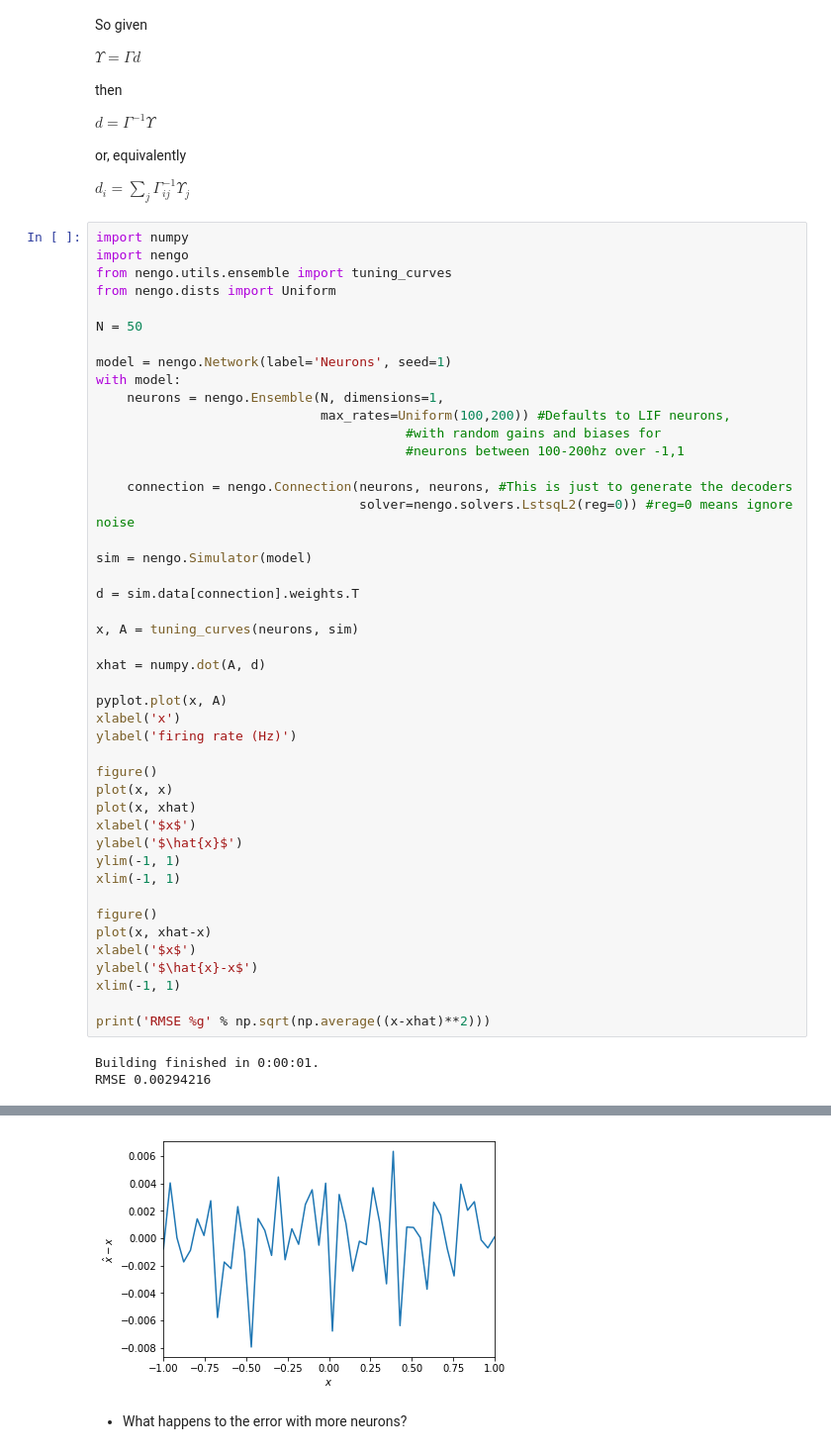
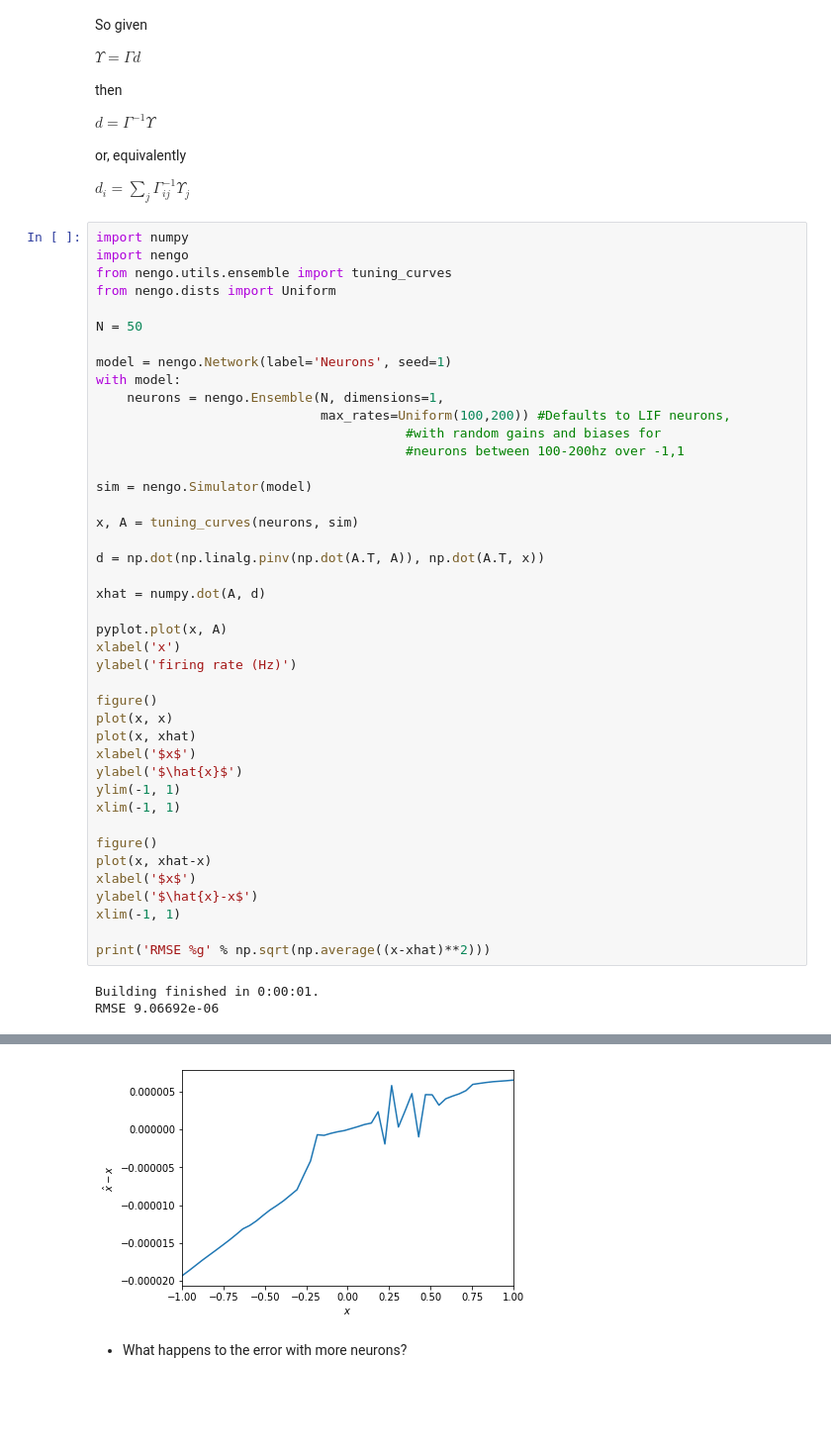
Before and after one commit to tanvirarafin/syde556-1, a Jupyter notebook: SYDE 556 Lecture 2 Representation.ipynb, the cells around one changed output, grey strips where cells are left out. Shown at 99% size. Cells and saved outputs as stored; diff of their text form; blank space fills up the shorter version.

Commit message:
Fixed solving for decoders without taking into account noise

```diff
--- a/SYDE 556 Lecture 2 Representation.ipynb
+++ b/SYDE 556 Lecture 2 Representation.ipynb
@@ -420,14 +420,11 @@ with model:
                                         #with random gains and biases for
                                         #neurons between 100-200hz over -1,1
 
-    connection = nengo.Connection(neurons, neurons, #This is just to generate the decoders
-                                  solver=nengo.solvers.LstsqL2(reg=0)) #reg=0 means ignore noise
-
 sim = nengo.Simulator(model)
 
-d = sim.data[connection].weights.T
+x, A = tuning_curves(neurons, sim)
 
-x, A = tuning_curves(neurons, sim)
+d = np.dot(np.linalg.pinv(np.dot(A.T, A)), np.dot(A.T, x))
 
 xhat = numpy.dot(A, d)
 
@@ -452,4 +449,4 @@ xlim(-1, 1)
 print('RMSE %g' % np.sqrt(np.average((x-xhat)**2)))
 # %% [output]
 Building finished in 0:00:01.
-RMSE 0.00294216
+RMSE 9.06692e-06
@@ -457,5 +454,5 @@ RMSE 0.00294216
 [figure]
-[figure, old version]
+[figure, new version]
 # %% [markdown]
 - What happens to the error with more neurons?
 # %% [markdown]
```
Also changed, not shown: parts of 5 cells of this notebook.
